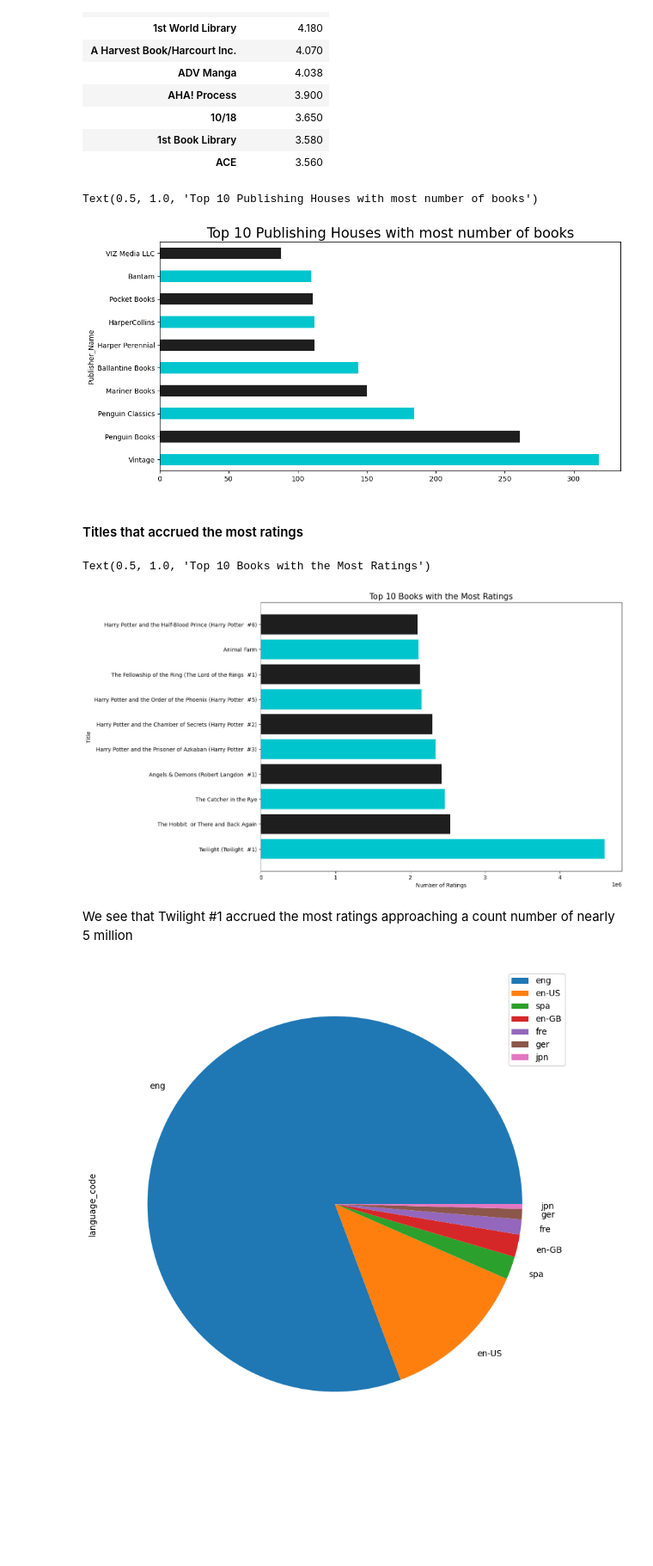
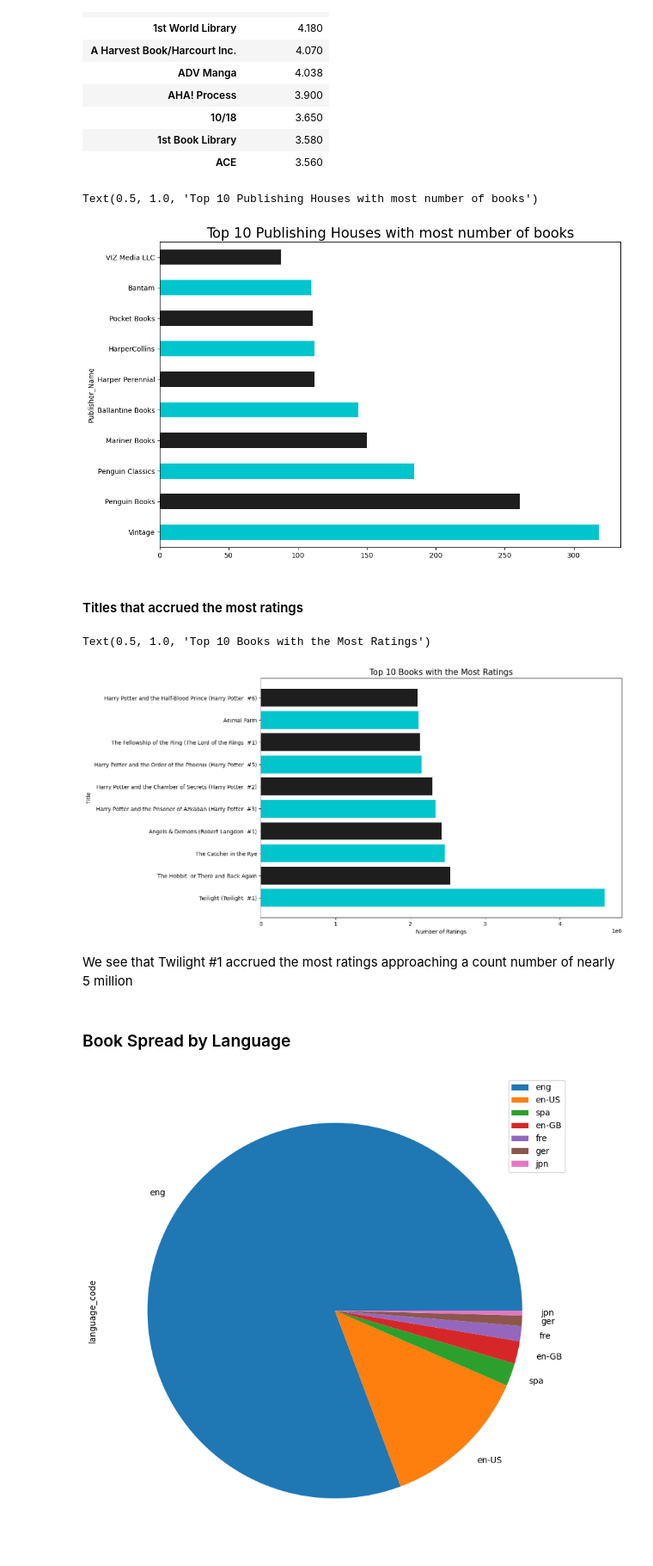
Before and after one commit to Ayanab01/BookClassificationModel, a Jupyter notebook: ML Project.ipynb, the cells around one changed output. Shown: that part at 86% size. Saved outputs shown, nothing was run; the diff lists cells and outputs as text; code cells hidden in the pictures; blank space fills up the shorter version.

```diff
--- a/ML Project.ipynb
+++ b/ML Project.ipynb
@@ -364,29 +399,31 @@ pd.DataFrame(df.groupby(['publisher'])['average_rating'].mean().head(10)).sort_v
 | 1st Book Library | 3.580 |
 | ACE | 3.560 |
 # %%
-plt.figure(figsize = (12, 6))
+plt.figure(figsize = (12, 8))
 df.publisher.value_counts().head(10).plot(kind="barh",color=['#00C5CD', '#1E1E1E'])
 plt.ylabel('Publisher_Name')
 plt.title("Top 10 Publishing Houses with most number of books",fontsize=20)
 # %% [output]
 Text(0.5, 1.0, 'Top 10 Publishing Houses with most number of books')
-[figure, old version]
+[figure, new version]
 # %% [markdown]
 #### Titles that accrued the most ratings
 # %%
 order_2 = df.nlargest(10, ['ratings_count'])
 title = order_2.title
 ratings_count = order_2.ratings_count
-plt.figure(figsize = (12, 9))
+plt.figure(figsize = (12, 8))
 plt.barh(title, ratings_count, color=['#00C5CD', '#1E1E1E'])
 plt.xlabel('Number of Ratings')
 plt.ylabel('Title')
 plt.title("Top 10 Books with the Most Ratings",fontsize=15)
 # %% [output]
 Text(0.5, 1.0, 'Top 10 Books with the Most Ratings')
-[figure, old version]
+[figure, new version]
 # %% [markdown]
 We see that Twilight #1 accrued the most ratings approaching a count number of nearly 5 million
+# %% [markdown]
+### Book Spread by Language
 # %%
 df['language_code'].value_counts().head(7).plot(kind = 'pie', figsize=(10, 10)).legend()
 plt.show()
```
Also changed, not shown: parts of 7 cells of this notebook.
